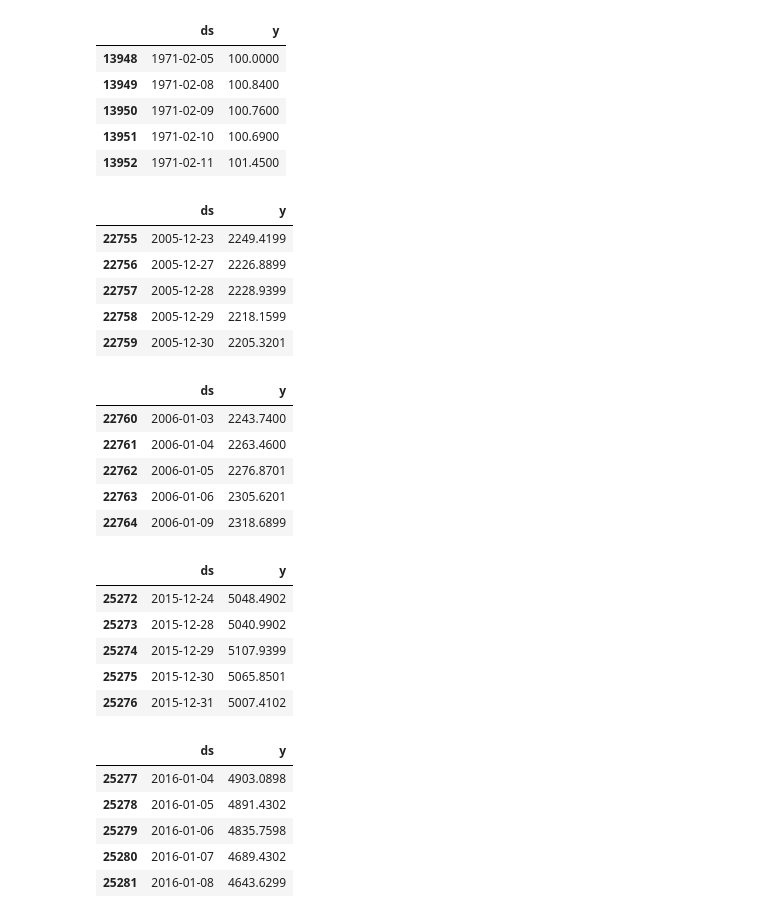
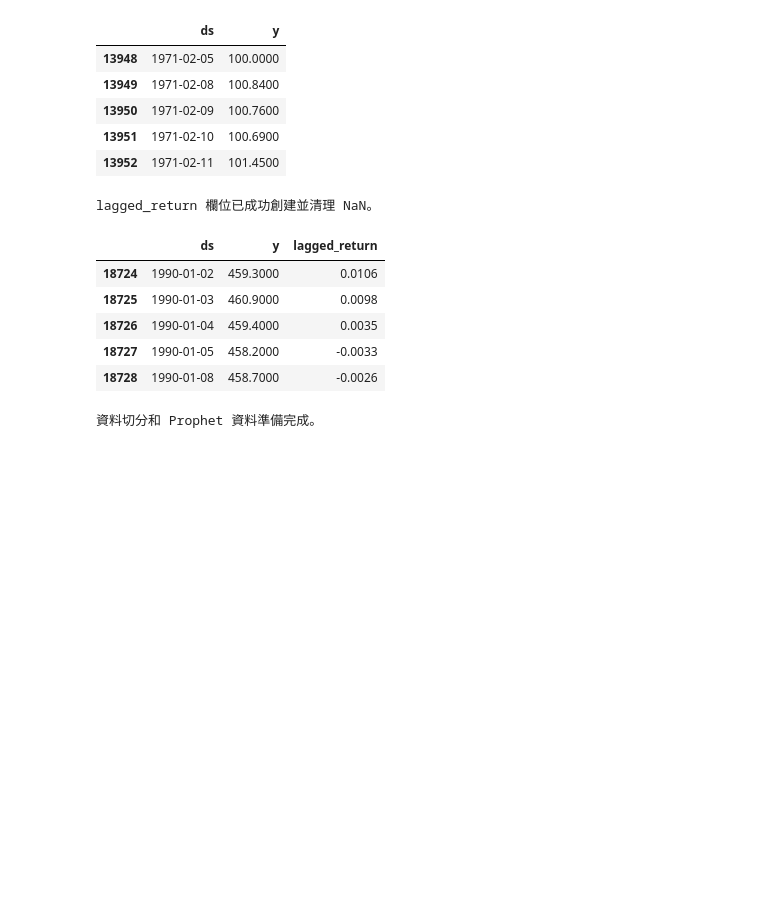
Before and after one commit to GaudiKao/learn-python-by-doing, a Jupyter notebook: Data_Structures&Alogrithms/證券交易所數據分類指數分析.ipynb, the cells around one changed output. Drawn from its saved outputs; the diff is of its cells as text; code cells hidden in the pictures; blank space fills up the shorter version.

```diff
--- a/Data_Structures&Alogrithms/證券交易所數據分類指數分析.ipynb
+++ b/Data_Structures&Alogrithms/證券交易所數據分類指數分析.ipynb
@@ -67,9 +67,8 @@ df_filled = df.ffill()
 | 112090 | N100 | 2019-12-25 | NaN | NaN | NaN | NaN | NaN | NaN |
 # %%
 
-df_ixic = df[df['指數代碼'] == 'IXIC']
-print(f"交易量 為 0 的筆數: {len(df_ixic[df_ixic['交易量'] == 0])}")
-print(df_ixic[df_ixic['交易量'] == 0])
+df_ixic = df_filled[df_filled['指數代碼'] == 'IXIC']
+
 display(df_ixic.head())
 display(df_ixic.tail())
 # %% [output]
@@ -111,46 +95,50 @@ display(df_ixic2.head())
 | 13950 | 1971-02-09 | 100.7600 |
 | 13951 | 1971-02-10 | 100.6900 |
 | 13952 | 1971-02-11 | 101.4500 |
+# %%
+# 假設 df_ixic2 已經是篩選出的 IXIC 數據，且已處理完 Adj Close 中的 0 值
+
+# 1. 計算當天的日對數報酬率
+# current_log_return 的 t 值 = (Adj Close_t / Adj Close_{t-1})
+df_ixic2['current_log_return'] = np.log(df_ixic2['y'] / df_ixic2['y'].shift(1))
+
+# 2. **關鍵步驟：將當日報酬率滯後一天**
+# lagged_return 的 t 值，儲存的是 t-1 日的報酬率
+df_ixic2['lagged_return'] = df_ixic2['current_log_return'].shift(1)
+
+# 3. 處理 NaN：丟棄無法計算報酬率和滯後報酬率的數據點
+# 通常是前兩筆數據會是 NaN
+df_ixic2 = df_ixic2.dropna(subset=['lagged_return'])
+
+print("lagged_return 欄位已成功創建並清理 NaN。")
+# %% [output]
+lagged_return 欄位已成功創建並清理 NaN。
 # %%
-train_end_date = pd.to_datetime('2005-12-31')
-validation_end_date = pd.to_datetime('2015-12-31')
+train_start_date = pd.to_datetime('1990-01-01')
+train_end_date = pd.to_datetime('2010-12-31')
+validation_end_date = pd.to_datetime('2016-12-31')
 
-# 把2005-12-31(含)前的資料指派給train_df2
-train_df_ixic2 = df_ixic2[df_ixic2['ds'] <= train_end_date]
-# 把2015-12-31(含)前的資料指派給validation_df2
+# 把1990-01-01(含)前的資料指派給train_df2
+train_df_ixic2 = df_ixic2[ (df_ixic2['ds'] >= train_start_date) & (df_ixic2['ds'] <= train_end_date)]
+# 把2010-12-31(含)前的資料指派給validation_df2
 validation_df_ixic2 = df_ixic2[(df_ixic2['ds'] <= validation_end_date) & (df_ixic2['ds'] > train_end_date)] #注意pd中的and要用'&'代替，且是優先運算因子
-# 把2015-12-31(不含)後的資料指派給test_df2
+# 把2016-12-31(不含)後的資料指派給test_df2
 test_df_ixic2 = df_ixic2[df_ixic2['ds'] > validation_end_date]
 
-display(train_df_ixic2.tail())
-display(validation_df_ixic2.head())
-display(validation_df_ixic2.tail())
-display(test_df_ixic2.head())
+
+# 重新準備 Prophet 格式的 DataFrame (現在 lagged_return 存在了)
+train_df_ixic3 = train_df_ixic2[['ds', 'y', 'lagged_return']].copy()
+validation_df_ixic3 = validation_df_ixic2[['ds', 'lagged_return']].copy()
+display(train_df_ixic3.head())
+print("資料切分和 Prophet 資料準備完成。")
 # %% [output]
-|  | ds | y |
-| 22755 | 2005-12-23 | 2249.4199 |
-| 22756 | 2005-12-27 | 2226.8899 |
-| 22757 | 2005-12-28 | 2228.9399 |
-| 22758 | 2005-12-29 | 2218.1599 |
-| 22759 | 2005-12-30 | 2205.3201 |
+|  | ds | y | lagged_return |
+| 18724 | 1990-01-02 | 459.3000 | 0.0106 |
+| 18725 | 1990-01-03 | 460.9000 | 0.0098 |
+| 18726 | 1990-01-04 | 459.4000 | 0.0035 |
+| 18727 | 1990-01-05 | 458.2000 | -0.0033 |
+| 18728 | 1990-01-08 | 458.7000 | -0.0026 |
-|  | ds | y |
-| 22760 | 2006-01-03 | 2243.7400 |
-| 22761 | 2006-01-04 | 2263.4600 |
-| 22762 | 2006-01-05 | 2276.8701 |
-| 22763 | 2006-01-06 | 2305.6201 |
-| 22764 | 2006-01-09 | 2318.6899 |
-|  | ds | y |
-| 25272 | 2015-12-24 | 5048.4902 |
-| 25273 | 2015-12-28 | 5040.9902 |
-| 25274 | 2015-12-29 | 5107.9399 |
-| 25275 | 2015-12-30 | 5065.8501 |
-| 25276 | 2015-12-31 | 5007.4102 |
-|  | ds | y |
-| 25277 | 2016-01-04 | 4903.0898 |
-| 25278 | 2016-01-05 | 4891.4302 |
-| 25279 | 2016-01-06 | 4835.7598 |
-| 25280 | 2016-01-07 | 4689.4302 |
-| 25281 | 2016-01-08 | 4643.6299 |
+資料切分和 Prophet 資料準備完成。
 # %%
 from prophet import Prophet
 model = Prophet(
```
Also changed, not shown: parts of 6 cells of this notebook, 3 other files.
